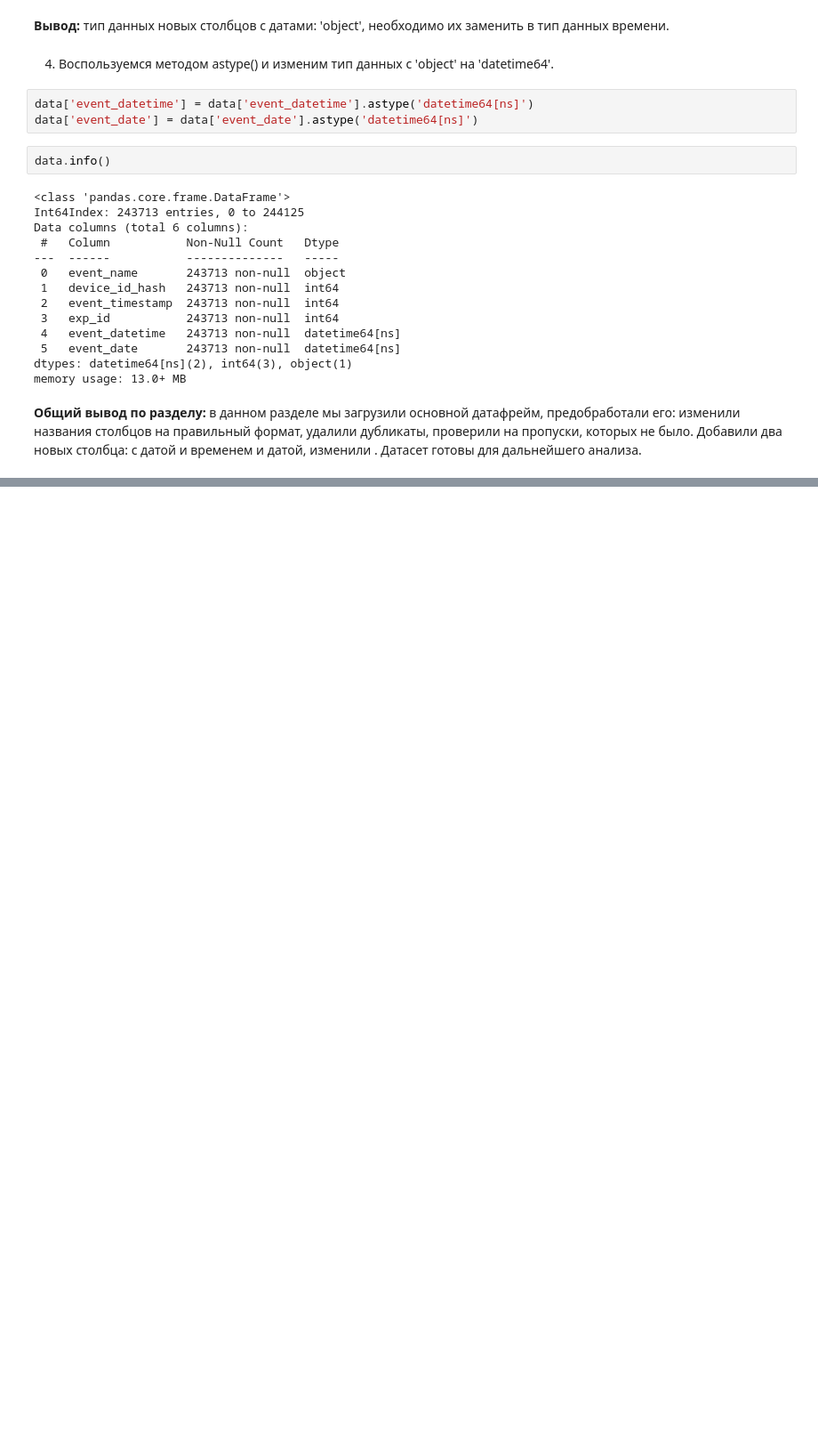
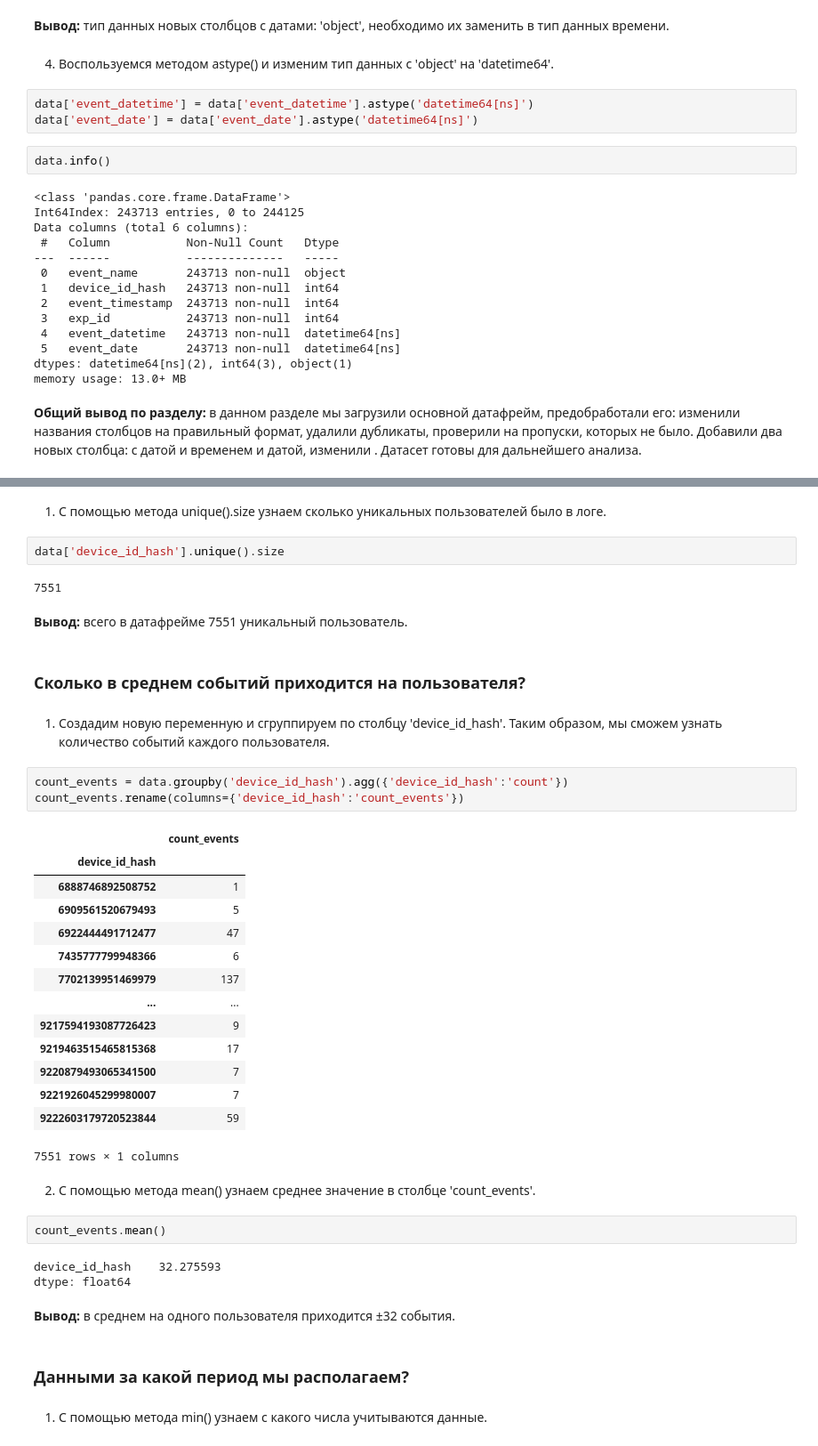
Before and after one commit to hEadman137/data_analysis_projects, a Jupyter notebook: yandex_practicum_projects/A_a_b_test_online_store(19_08_23).ipynb, the cells around one changed output, grey strips where cells are left out. Shown at 89% size. Cells and saved outputs as stored; diff of their text form; blank space fills up the shorter version.

```diff
--- a/yandex_practicum_projects/A_a_b_test_online_store(19_08_23).ipynb
+++ b/yandex_practicum_projects/A_a_b_test_online_store(19_08_23).ipynb
@@ -193,0 +217,43 @@ memory usage: 13.0+ MB
+# %% [markdown]
+1. С помощью метода unique().size узнаем сколько уникальных пользователей было в логе.
+# %%
+data['device_id_hash'].unique().size
+# %% [output]
+7551
+# %% [markdown]
+**Вывод:** всего в датафрейме 7551 уникальный пользователь.
+# %% [markdown]
+### Сколько в среднем событий приходится на пользователя?
+# %% [markdown]
+1. Создадим новую переменную и сгруппируем по столбцу 'device_id_hash'. Таким образом, мы сможем узнать количество событий каждого пользователя.
+# %%
+count_events = data.groupby('device_id_hash').agg({'device_id_hash':'count'})
+count_events.rename(columns={'device_id_hash':'count_events'})
+# %% [output]
+|  | count_events |
+| device_id_hash |  |
+| 6888746892508752 | 1 |
+| 6909561520679493 | 5 |
+| 6922444491712477 | 47 |
+| 7435777799948366 | 6 |
+| 7702139951469979 | 137 |
+| ... | ... |
+| 9217594193087726423 | 9 |
+| 9219463515465815368 | 17 |
+| 9220879493065341500 | 7 |
+| 9221926045299980007 | 7 |
+| 9222603179720523844 | 59 |
+7551 rows × 1 columns
+# %% [markdown]
+2. C помощью метода mean() узнаем среднее значение в столбце 'count_events'.
+# %%
+count_events.mean()
+# %% [output]
+device_id_hash    32.275593
+dtype: float64
+# %% [markdown]
+**Вывод:** в среднем на одного пользователя приходится ±32 события.
+# %% [markdown]
+### Данными за какой период мы располагаем?
+# %% [markdown]
+1. С помощью метода min() узнаем с какого числа учитываются данные.
```
Also changed, not shown: parts of 16 cells of this notebook.
